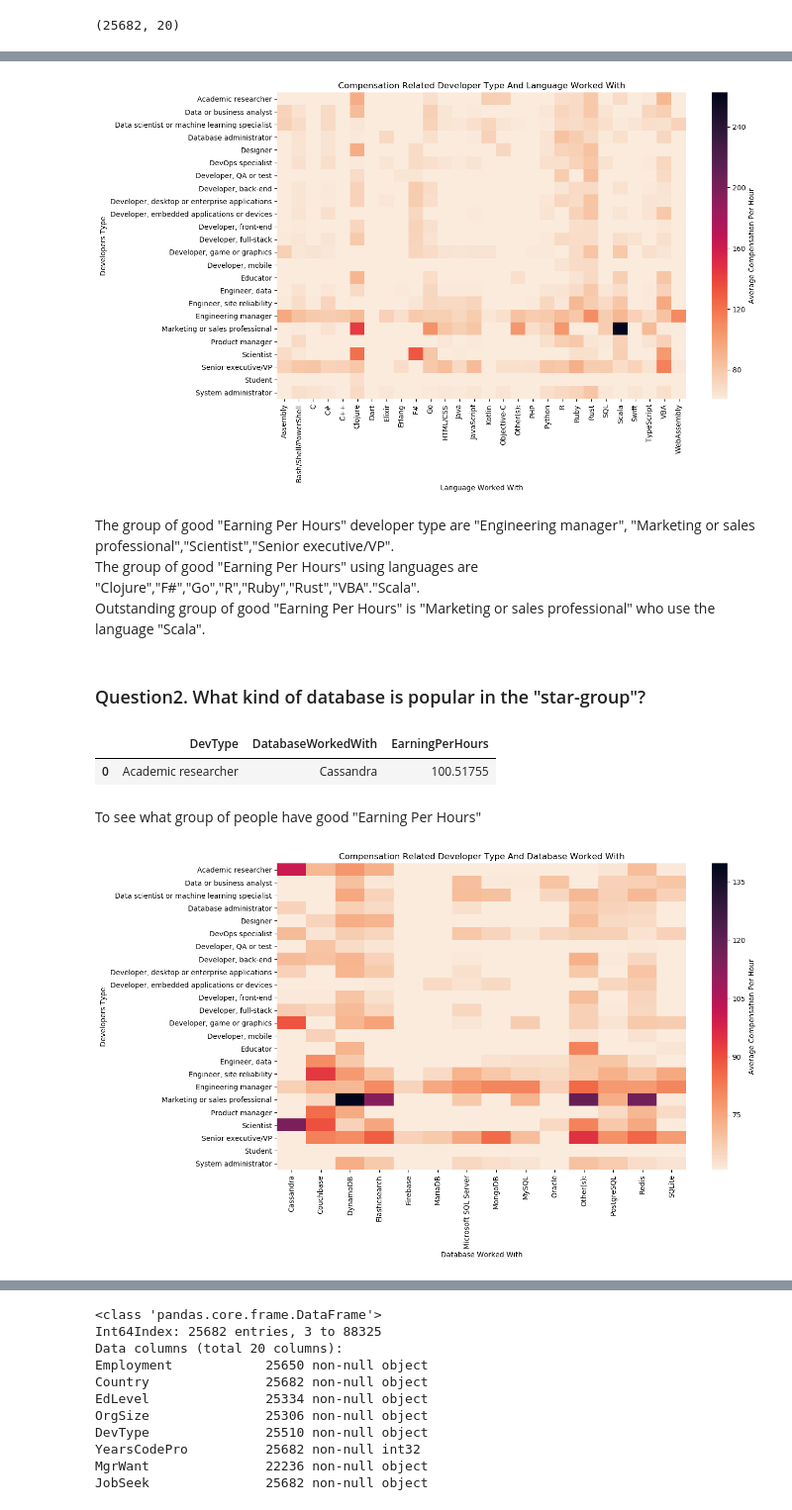
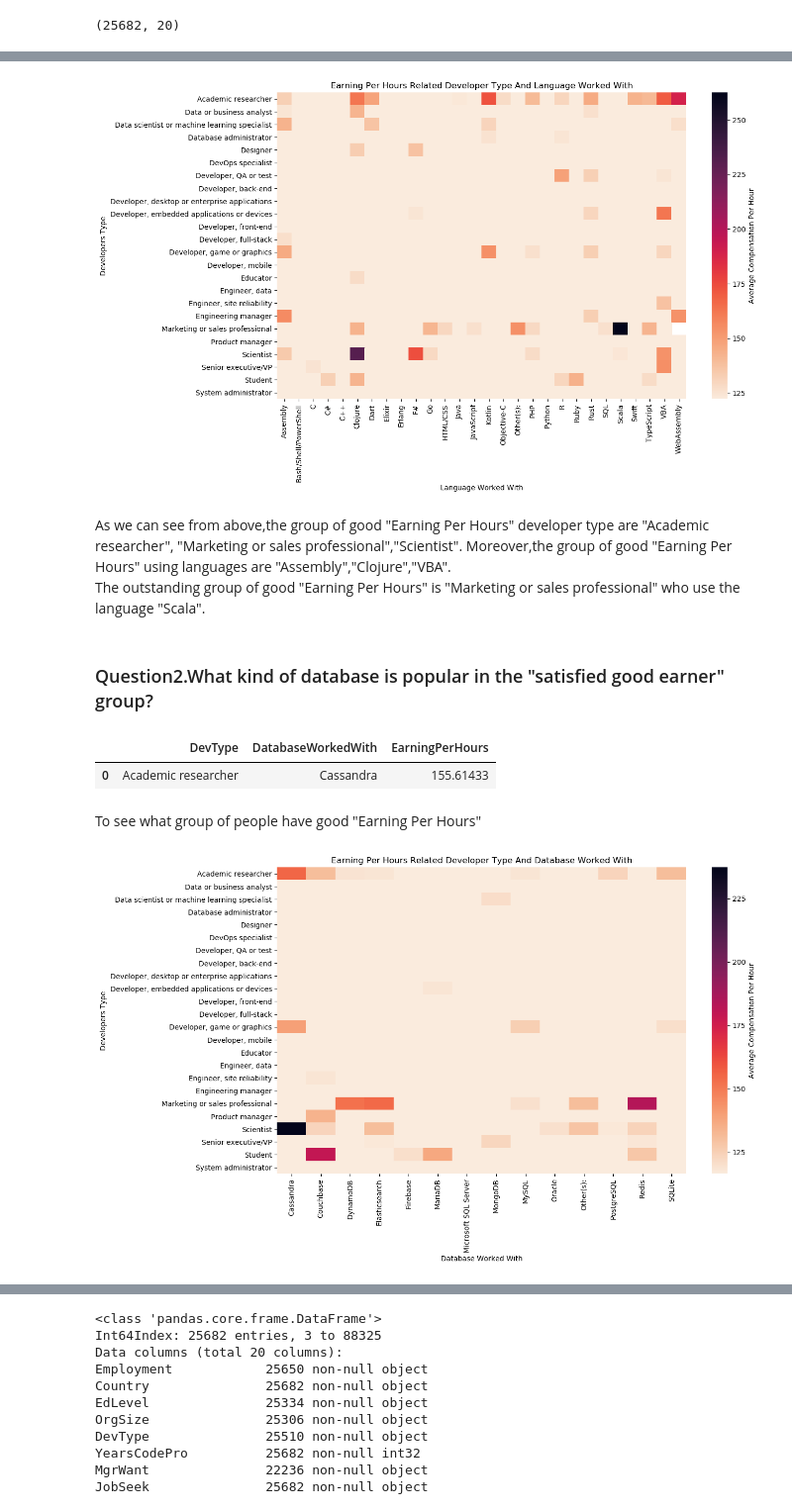
Before and after one commit to Data-Semi/Survey_HourlyIncomeFactors, a Jupyter notebook: TimePaidRanking.ipynb, the cells around one changed output, grey strips where cells are left out. Shown at 99% size. Drawn from its saved outputs; the diff is of its cells as text; code cells hidden in the pictures.

```diff
--- a/TimePaidRanking.ipynb
+++ b/TimePaidRanking.ipynb
@@ -94,19 +103,15 @@ Prepare dataframes for each questions
 # %%
 # for Q1,Q2:
-#1. What programming language is popular in the "star-group"?
-#2. What kind of database is popular in the "star-group"?
 col_dev_lang_db =  ['DevType','LanguageWorkedWith', 'DatabaseWorkedWith', 'EarningPerHours']
 df_dev_lang_db = df[col_dev_lang_db].copy()
-df_dev_lang_db.drop_duplicates(keep = 'first', inplace = True)
+#df_dev_lang_db.drop_duplicates(keep = 'first', inplace = True)
 
 # for Q3:
-#3. How old and how many years coding as professional developer are they in the "star-group"?
 col_age = ['YearsCodePro', 'Age', 'EarningPerHours']
 df_age = df[col_age].copy()
-df_age.drop_duplicates(keep = 'first', inplace = True)
+#df_age.drop_duplicates(keep = 'first', inplace = True)
 
 # for Q4:
-#4. What is the key factors of having over than medium income and keeping work-life balance?
 col_related = ['Employment','Country', 'EdLevel', 'OrgSize',
                      'DevType', 'YearsCodePro',
                    'MgrWant', 'JobSeek', 'LastHireDate','WorkPlan','CareerSat',
@@ -143,0 +152,3 @@ Calculate average Earning Per Hours of each Developer type and Language type.
+# %%
+df_dev_lang_db = df_dev_lang_db.query('EarningPerHours>{}'.format(np.percentile(df_dev_lang_db['EarningPerHours'],50)))
+df_dev_lang_db.info()
@@ -154,42 +175,45 @@ To see what group of people have good "Earning Per Hours"
 # %%
-df_dev_lang = df_dev_lang.pivot(index = 'DevType',
+df_dev_lang_pivot = df_dev_lang.pivot(index = 'DevType',
                                columns = 'LanguageWorkedWith',
                                values = 'EarningPerHours')
+#set a threshold to show the heat map clearly.
+vmin_cut = np.percentile(df_dev_lang['EarningPerHours'],90)
 plt.figure(figsize=(13, 8))
-plt.title('Compensation Related Developer Type And Language Worked With')
-ax = sns.heatmap(df_dev_lang,cmap = 'rocket_r',vmin = vmin_top,cbar = True )
+plt.title('Earning Per Hours Related Developer Type And Language Worked With')
+ax = sns.heatmap(df_dev_lang_pivot,cmap = 'rocket_r',vmin = vmin_cut ,cbar = True )
 ax.collections[0].colorbar.set_label("Average Compensation Per Hour")
 plt.xlabel('Language Worked With')
 plt.ylabel('Developers Type')
 plt.show()
 # %% [output]
-[figure, old version]
+[figure, new version]
 # %% [markdown]
-The group of  good "Earning Per Hours" developer type are "Engineering manager", "Marketing or sales professional","Scientist","Senior executive/VP".
-The group of  good "Earning Per Hours" using languages are "Clojure","F#","Go","R","Ruby","Rust","VBA"."Scala".
-Outstanding group of good "Earning Per Hours"  is "Marketing or sales professional" who use the language "Scala".
+As we can see from above,the group of  good "Earning Per Hours" developer type are "Academic researcher", "Marketing or sales professional","Scientist". Moreover,the group of good "Earning Per Hours" using languages are "Assembly","Clojure","VBA".
+The outstanding group of good "Earning Per Hours"  is "Marketing or sales professional" who use the language "Scala".
 # %% [markdown]
-### Question2. What kind of database is popular in the "star-group"?
+### Question2.What kind of database is popular in the "satisfied good earner" group?
 # %%
 df_dev_db = df_dev_lang_db.groupby(['DevType','DatabaseWorkedWith']).mean();
 df_dev_db = df_dev_db.reset_index()
 df_dev_db.head(1)
 # %% [output]
 |  | DevType | DatabaseWorkedWith | EarningPerHours |
-| 0 | Academic researcher | Cassandra | 100.51755 |
+| 0 | Academic researcher | Cassandra | 155.61433 |
 # %% [markdown]
 To see what group of people have good "Earning Per Hours"
 # %%
-df_dev_db = df_dev_db.pivot(index = 'DevType',
+df_dev_db_pivot = df_dev_db.pivot(index = 'DevType',
                                columns = 'DatabaseWorkedWith',
                                values = 'EarningPerHours')
+#set a threshold to show the heat map clear.
+vmin_cut = np.percentile(df_dev_db['EarningPerHours'],90)
 plt.figure(figsize=(13, 8))
-plt.title('Compensation Related Developer Type And Database Worked With')
-ax = sns.heatmap(df_dev_db,cmap = 'rocket_r',vmin = vmin_top,cbar = True )
+plt.title('Earning Per Hours Related Developer Type And Database Worked With')
+ax = sns.heatmap(df_dev_db_pivot,cmap = 'rocket_r',vmin = vmin_cut,cbar = True )
 ax.collections[0].colorbar.set_label("Average Compensation Per Hour")
 plt.xlabel('Database Worked With')
 plt.ylabel('Developers Type')
 plt.show()
 # %% [output]
-[figure, old version]
+[figure, new version]
 # %% [markdown]
```
Also changed, not shown: parts of 41 cells of this notebook.
